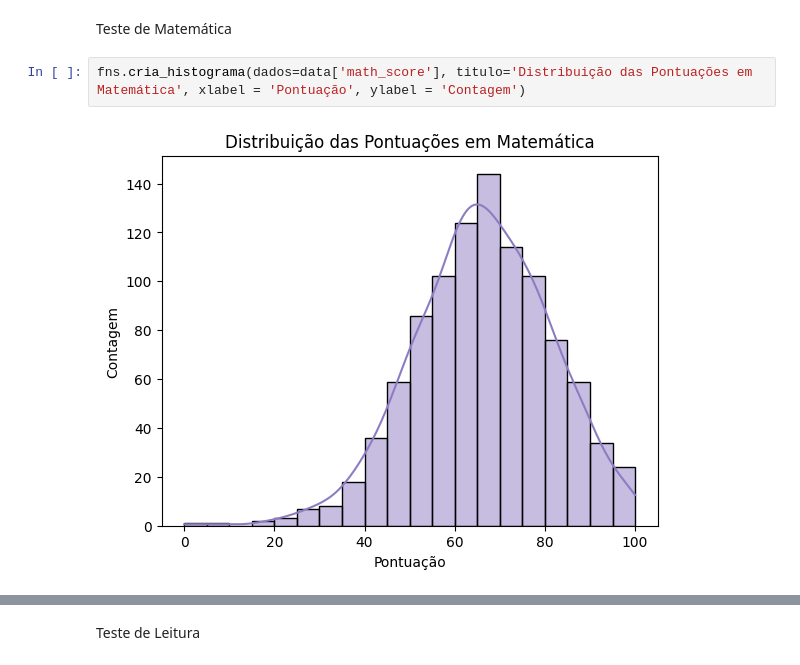
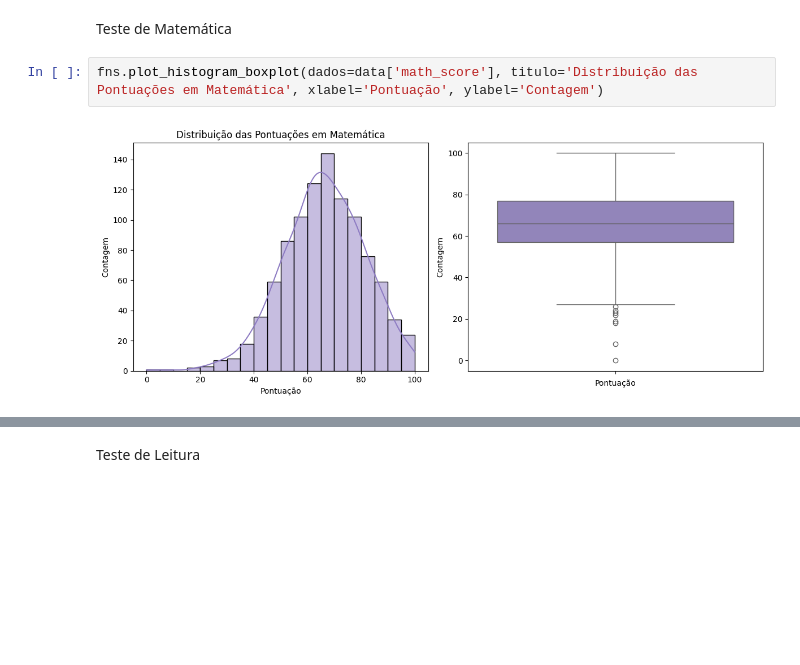
Before and after one commit to tainahguerras/Estatistica-ADA-Santander, a Jupyter notebook: notebook/EDA_Tainah.ipynb, the cells around one changed output, grey strips where cells are left out. Cells and saved outputs as stored; diff of their text form; blank space fills up the shorter version.

```diff
--- a/EDA_Tainah.ipynb
+++ b/notebook/EDA_Tainah.ipynb
@@ -134,6 +136,6 @@ data.describe()
 # %% [markdown]
 Teste de Matemática
 # %%
-fns.cria_histograma(dados=data['math_score'], titulo='Distribuição das Pontuações em Matemática', xlabel = 'Pontuação', ylabel = 'Contagem')
+fns.plot_histogram_boxplot(dados=data['math_score'], titulo='Distribuição das Pontuações em Matemática', xlabel='Pontuação', ylabel='Contagem')
 # %% [output]
-[figure, old version]
+[figure, new version]
```
Also changed, not shown: parts of 6 cells of this notebook, 1 other file.
